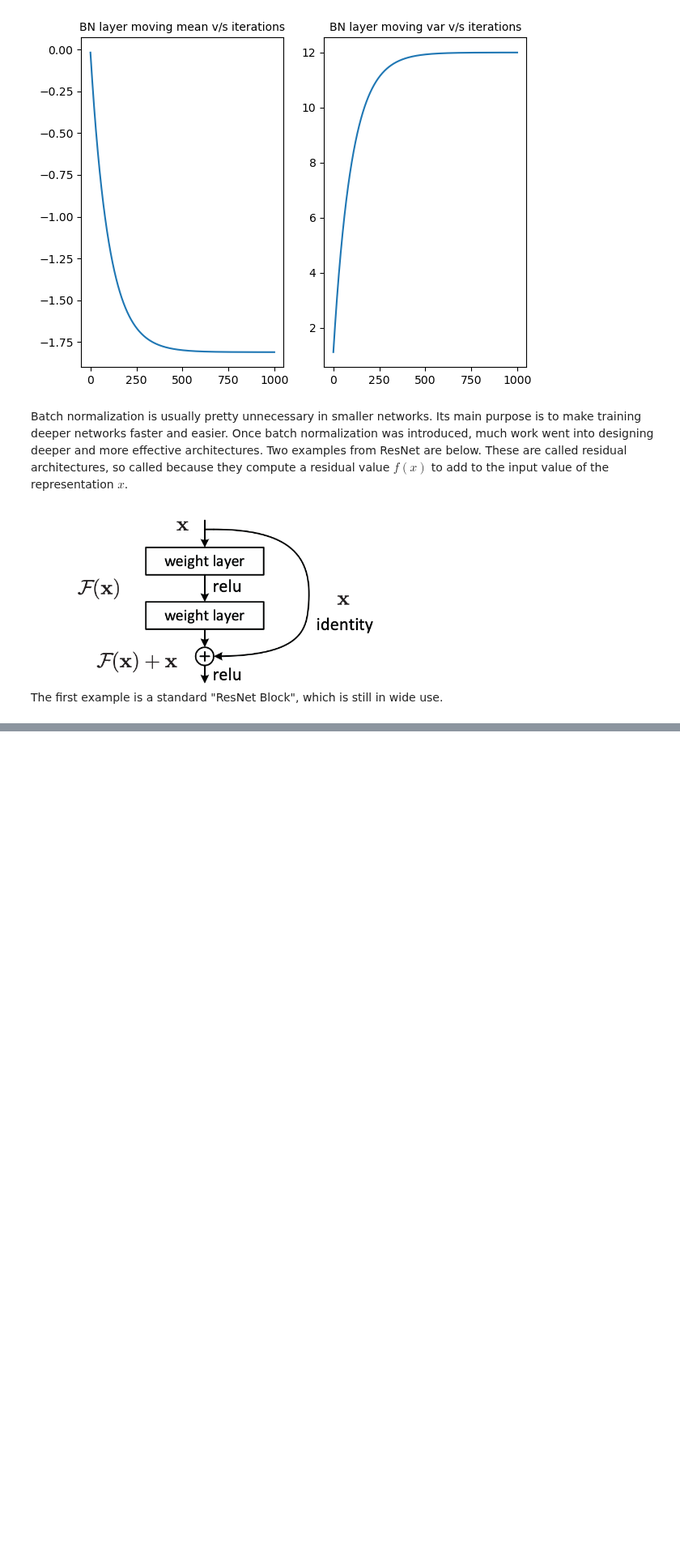
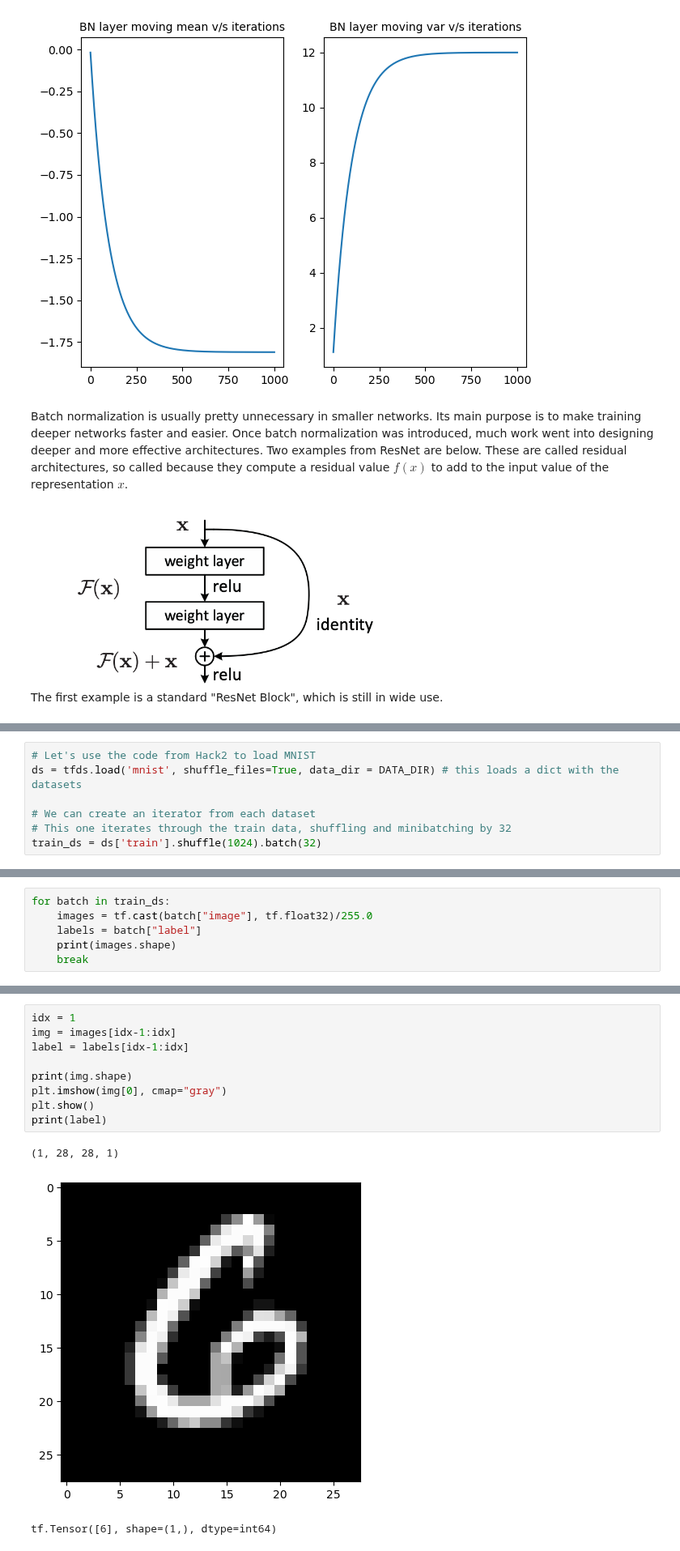
Before and after one commit to sscott-cse/Intro-Deep-Learning-Notebooks, a Jupyter notebook: CSCE-479-879/Hackathons/hackathon5.ipynb, the cells around one changed output, grey strips where cells are left out. Shown at 81% size. Drawn from its saved outputs; the diff is of its cells as text; blank space fills up the shorter version.

```diff
--- a/CSCE-479-879/Hackathons/hackathon5.ipynb
+++ b/CSCE-479-879/Hackathons/hackathon5.ipynb
@@ -359,0 +276,7 @@ I'm expecting this to take about an hour (or less if you're experienced). Feel f
+# %%
+# Let's use the code from Hack2 to load MNIST
+ds = tfds.load('mnist', shuffle_files=True, data_dir = DATA_DIR) # this loads a dict with the datasets
+
+# We can create an iterator from each dataset
+# This one iterates through the train data, shuffling and minibatching by 32
+train_ds = ds['train'].shuffle(1024).batch(32)
@@ -359,0 +287,6 @@ I'm expecting this to take about an hour (or less if you're experienced). Feel f
+# %%
+for batch in train_ds:
+    images = tf.cast(batch["image"], tf.float32)/255.0
+    labels = batch["label"]
+    print(images.shape)
+    break
@@ -359,0 +297,13 @@ I'm expecting this to take about an hour (or less if you're experienced). Feel f
+# %%
+idx = 1
+img = images[idx-1:idx]
+label = labels[idx-1:idx]
+
+print(img.shape)
+plt.imshow(img[0], cmap="gray")
+plt.show()
+print(label)
+# %% [output]
+(1, 28, 28, 1)
+[figure, added]
+tf.Tensor([6], shape=(1,), dtype=int64)
```
Also changed, not shown: parts of 65 cells of this notebook.
